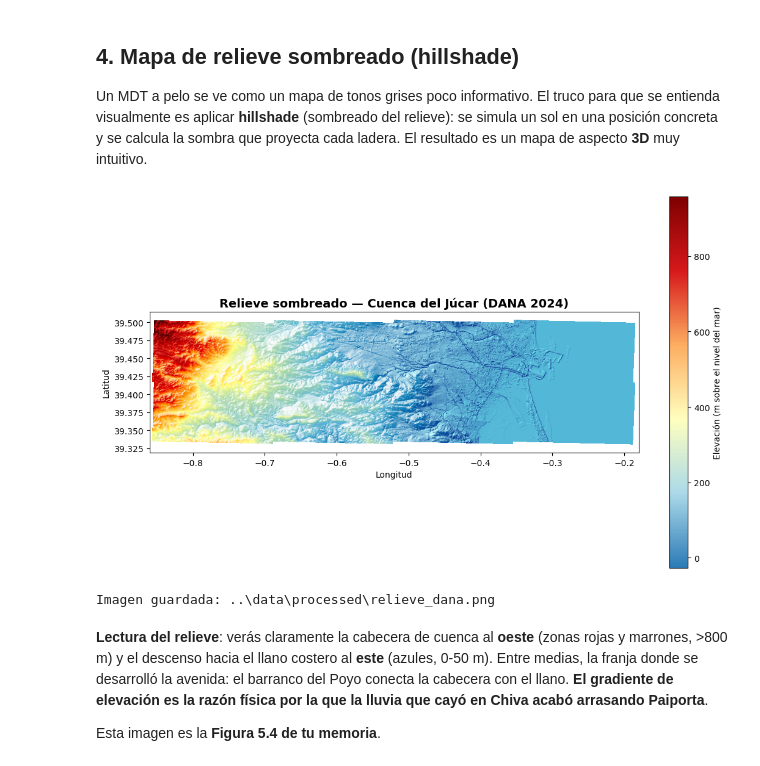
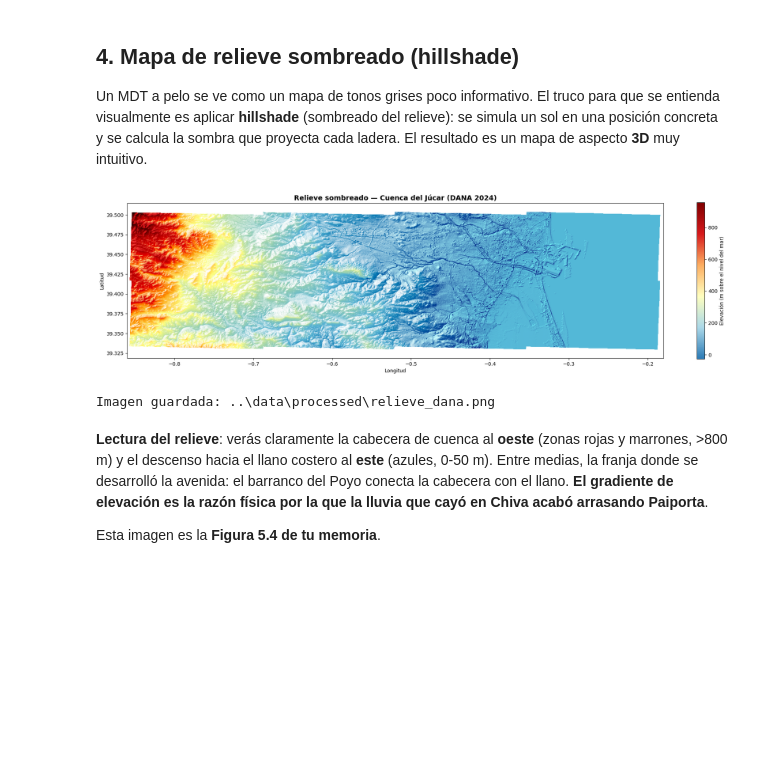
Before and after one commit to mariiaperezb-prog/tfm-flood-warning, a Jupyter notebook: notebooks/06_eda_mdt.ipynb, the cells around one changed output. Saved outputs shown, nothing was run; the diff lists cells and outputs as text; code cells hidden in the pictures; blank space fills up the shorter version.

Commit message:
ampliar imagenes

```diff
--- a/notebooks/06_eda_mdt.ipynb
+++ b/notebooks/06_eda_mdt.ipynb
@@ -183,36 +183,36 @@ ls = LightSource(azdeg=315, altdeg=45)  # luz desde el NO, 45° de altura
 cmap_terreno = LinearSegmentedColormap.from_list(
     "terreno",
     ["#2c7bb6", "#abd9e9", "#ffffbf", "#fdae61", "#d7191c", "#7f0000"]
 )
 
 # np.asarray para que LightSource trabaje con datos limpios (no masked)
 dem_array = np.where(dem.mask, np.nan, dem.data) if hasattr(dem, "mask") else dem
 
 # Aplicamos el sombreado al mapa de colores
 rgb = ls.shade(dem_array, cmap=cmap_terreno, blend_mode="overlay",
                vmin=np.nanmin(dem_array), vmax=np.nanmax(dem_array))
 
 # Pintamos
-fig, ax = plt.subplots(figsize=(11, 9))
+fig, ax = plt.subplots(figsize=(20, 15))
 img = ax.imshow(rgb, extent=[bounds.left, bounds.right, bounds.bottom, bounds.top])
 ax.set_title("Relieve sombreado — Cuenca del Júcar (DANA 2024)", fontsize=14, fontweight="bold")
 ax.set_xlabel("Longitud")
 ax.set_ylabel("Latitud")
 
 # Añadimos barra de colores manual (porque rgb es ya una imagen procesada)
 sm = plt.cm.ScalarMappable(cmap=cmap_terreno, norm=plt.Normalize(
     vmin=np.nanmin(dem_array), vmax=np.nanmax(dem_array)))
-cbar = plt.colorbar(sm, ax=ax, shrink=0.7)
+cbar = plt.colorbar(sm, ax=ax, shrink=0.3)
 cbar.set_label("Elevación (m sobre el nivel del mar)")
 
 plt.tight_layout()
 out_img = Path("../data/processed/relieve_dana.png")
 plt.savefig(out_img, dpi=150, bbox_inches="tight")
 plt.show()
 
 print(f"Imagen guardada: {out_img}")
 # %% [output]
-[figure, old version]
+[figure, new version]
 Imagen guardada: ..\data\processed\relieve_dana.png
 # %% [markdown]
 **Lectura del relieve**: verás claramente la cabecera de cuenca al **oeste** (zonas rojas y marrones, >800 m) y el descenso hacia el llano costero al **este** (azules, 0-50 m). Entre medias, la franja donde se desarrolló la avenida: el barranco del Poyo conecta la cabecera con el llano. **El gradiente de elevación es la razón física por la que la lluvia que cayó en Chiva acabó arrasando Paiporta**.
```
Also changed, not shown: parts of 2 cells of this notebook.
